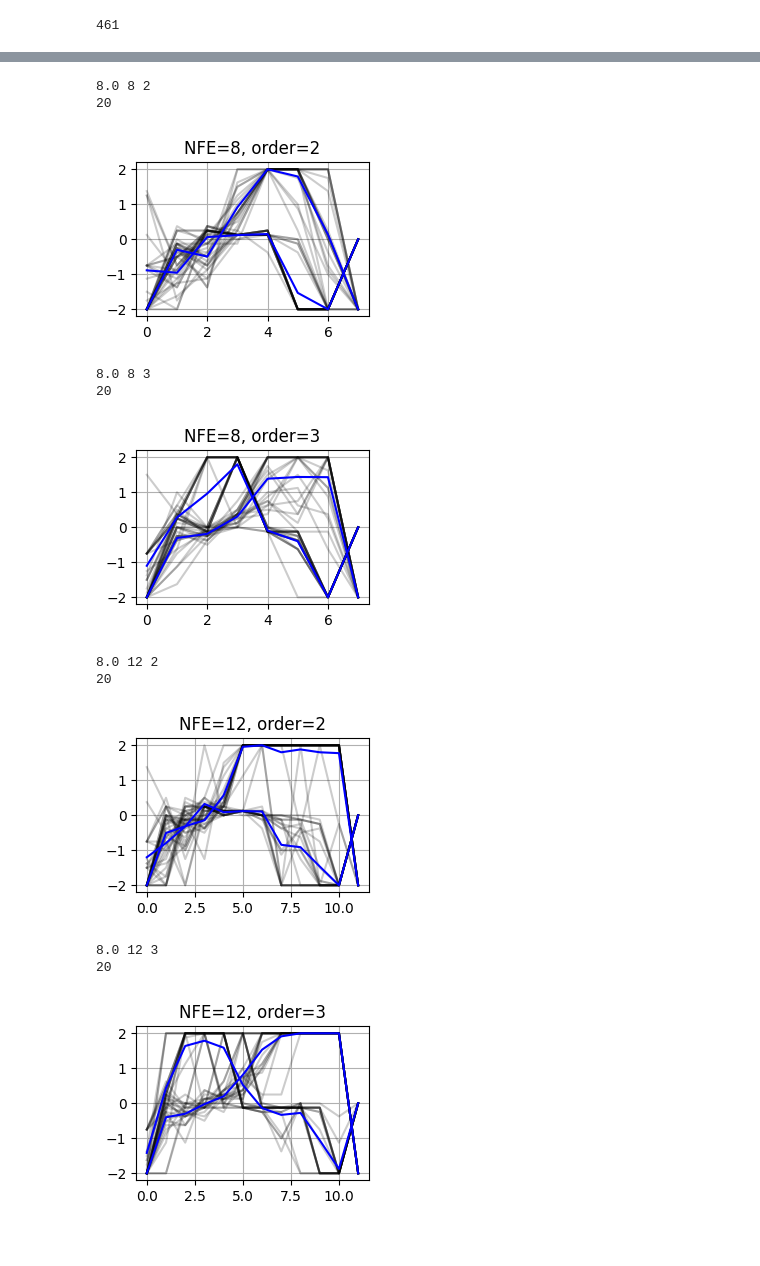
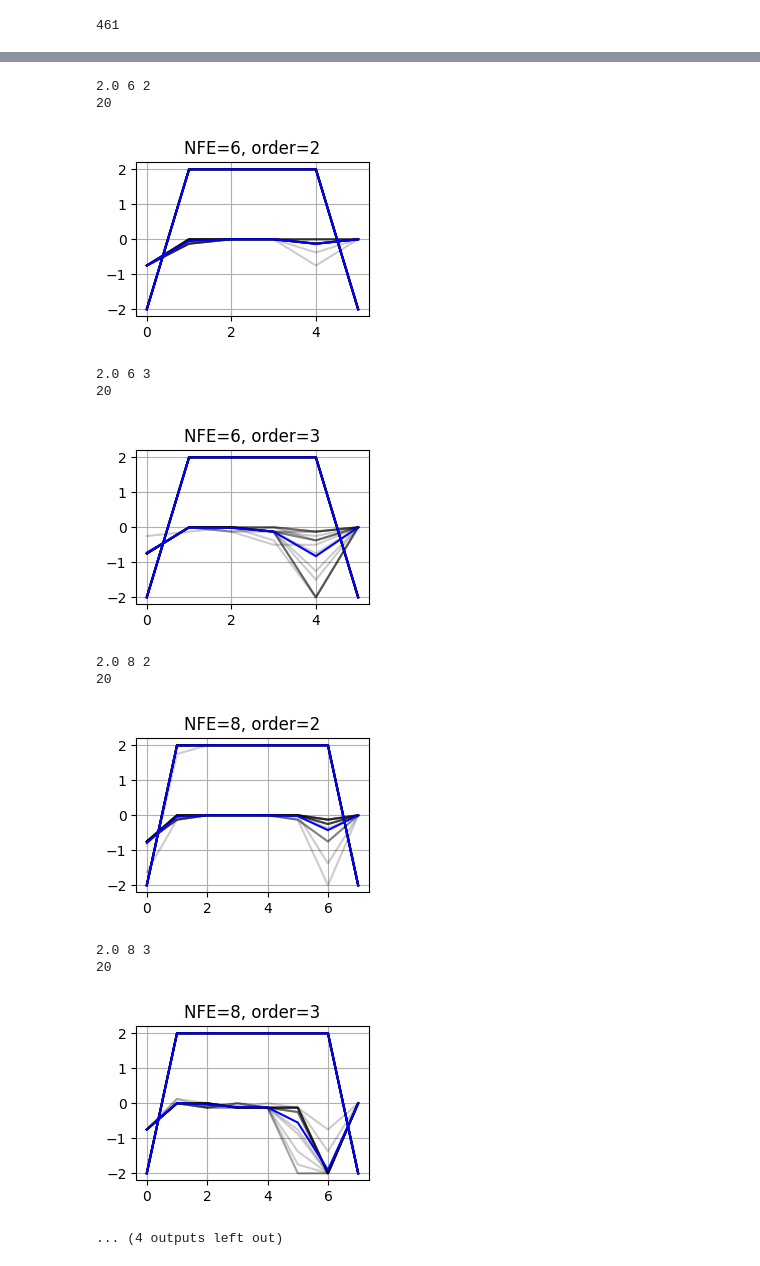
Before and after one commit to scpark20/dpm-solver-v32, a Jupyter notebook: codebases/guided-diffusion/target_matching_ipynb256/rbf_ecp_marginal_avg.ipynb, the cells around one changed output, grey strips where cells are left out. Saved outputs shown, nothing was run; the diff lists cells and outputs as text; code cells hidden in the pictures.

```diff
--- a/codebases/guided-diffusion/target_matching_ipynb256/rbf_ecp_marginal_avg.ipynb
+++ b/codebases/guided-diffusion/target_matching_ipynb256/rbf_ecp_marginal_avg.ipynb
@@ -7,9 +7,9 @@ import os
 import numpy as np
 import matplotlib.pyplot as plt
 
-for scale in [8.0]:
+for scale in [2.0]:
     print('scale :', scale)
-    for NFE in [6, 8, 12]:
+    for NFE in [5, 6, 8, 10]:
         for order in [2, 3]:
             print(scale, NFE, order)
             root_dir = f'/data/guided-diffusion/scale/rbf_ecp_marginal{scale}'
@@ -43,12 +43,13 @@ scale : 8.0
-8.0 8 2
+2.0 6 2
 20
-[figure, old version]
+[figure, new version]
-8.0 8 3
+2.0 6 3
 20
-[figure, old version]
+[figure, new version]
-8.0 12 2
+2.0 8 2
 20
-[figure, old version]
+[figure, new version]
-8.0 12 3
+2.0 8 3
 20
-[figure, old version]
+[figure, new version]
+... (4 outputs left out)
```
Also changed, not shown: parts of 1 cell of this notebook, 7 other files.
